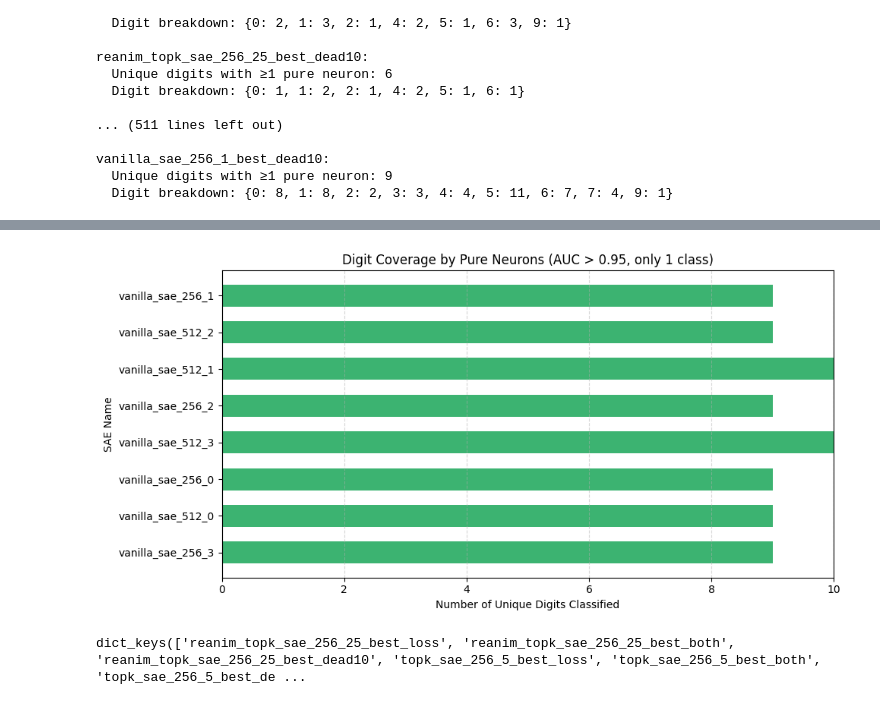
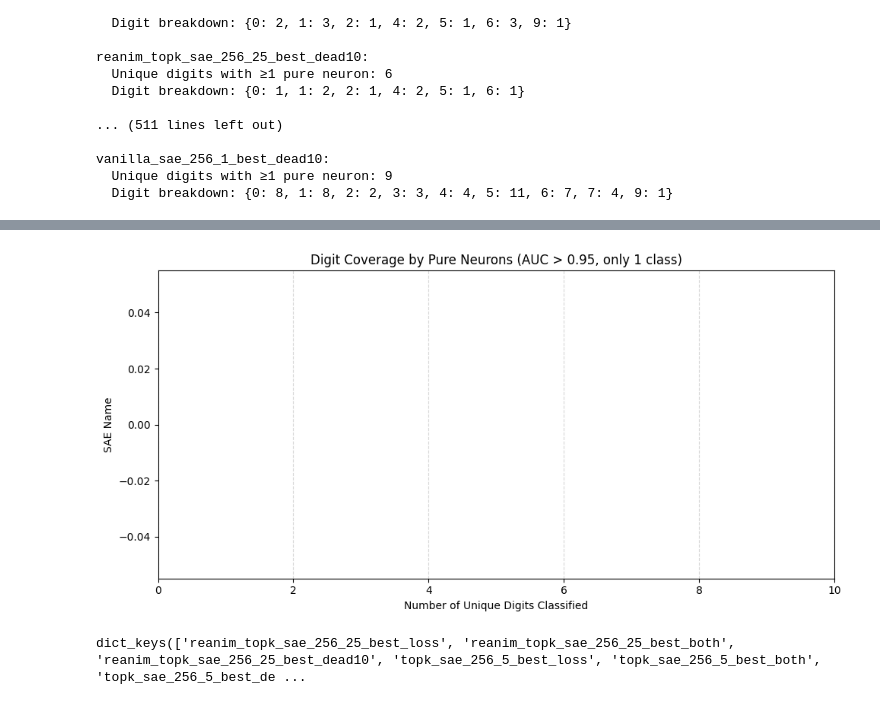
Before and after one commit to ajay-naidu-96/sae-concept-dynamics, a Jupyter notebook: notebooks/LogisticClassifier.ipynb, the cells around one changed output, grey strips where cells are left out. Drawn from its saved outputs; the diff is of its cells as text; code cells hidden in the pictures.

Commit message:
checkpoint finalized notebooks for plotting

```diff
--- a/notebooks/LogisticClassifier.ipynb
+++ b/notebooks/LogisticClassifier.ipynb
@@ -157,39 +176,41 @@ vanilla_sae_256_1_best_dead10:
 # %%
-with open("all_results_new.pkl", "rb") as f:
+import pickle
+
+with open("../logs_test/initialized_sae.pkl", "rb") as f:
     all_results = pickle.load(f)
 
 sae_digit_counts = {}
 
 for sae_name, results in all_results.items():
 
     if not sae_name.startswith('vanilla_sae'):
         continue
 
     auc_matrix = results["auc_matrix"]
     neuron_df = results["per_neuron_df"]
 
     count_per_neuron = (auc_matrix > 0.95).sum(axis=1)
 
     pure_neurons = count_per_neuron[count_per_neuron == 1].index
 
     digits_represented = neuron_df.loc[pure_neurons, "best_digit"]
 
     if digits_represented.nunique() >= 2:
         grouped_name = sae_name.split("_best")[0]
         sae_digit_counts[grouped_name] = digits_represented.nunique()
 
 plt.figure(figsize=(10, 5))
 plt.barh(list(sae_digit_counts.keys()), list(sae_digit_counts.values()), color="mediumseagreen", height=0.6)
 plt.xlabel("Number of Unique Digits Classified")
 plt.ylabel("SAE Name")
 plt.title(f"Digit Coverage by Pure Neurons (AUC > 0.95, only 1 class)")
 plt.xlim(0, 10)
 plt.grid(axis="x", linestyle="--", alpha=0.5)
 plt.subplots_adjust(left=0.2)
 plt.tight_layout()
 plt.show()
 # %% [output]
-[figure, old version]
+[figure, new version]
 # %%
 all_results.keys()
 # %% [output]
```
Also changed, not shown: parts of 2 cells of this notebook, 10 other files.
